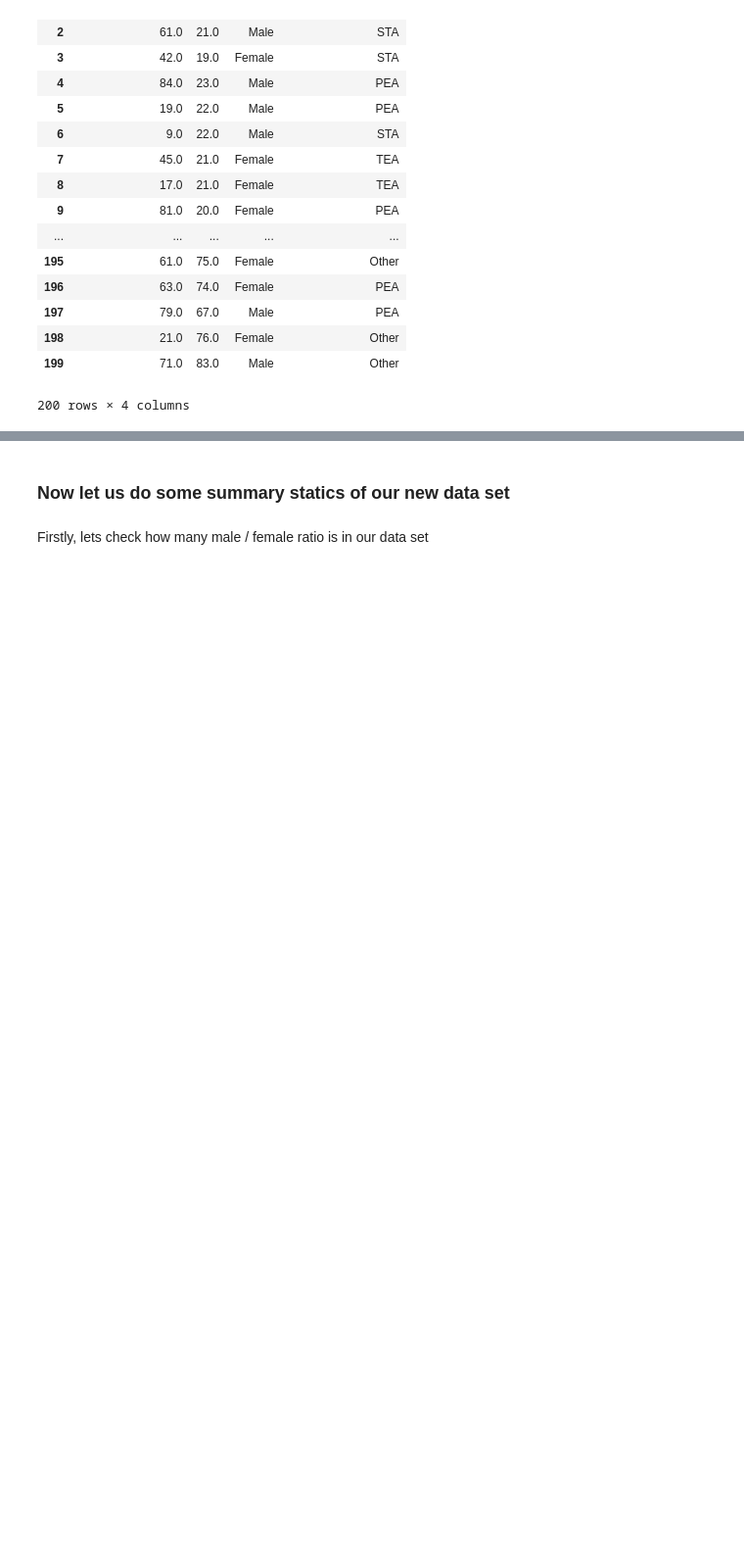
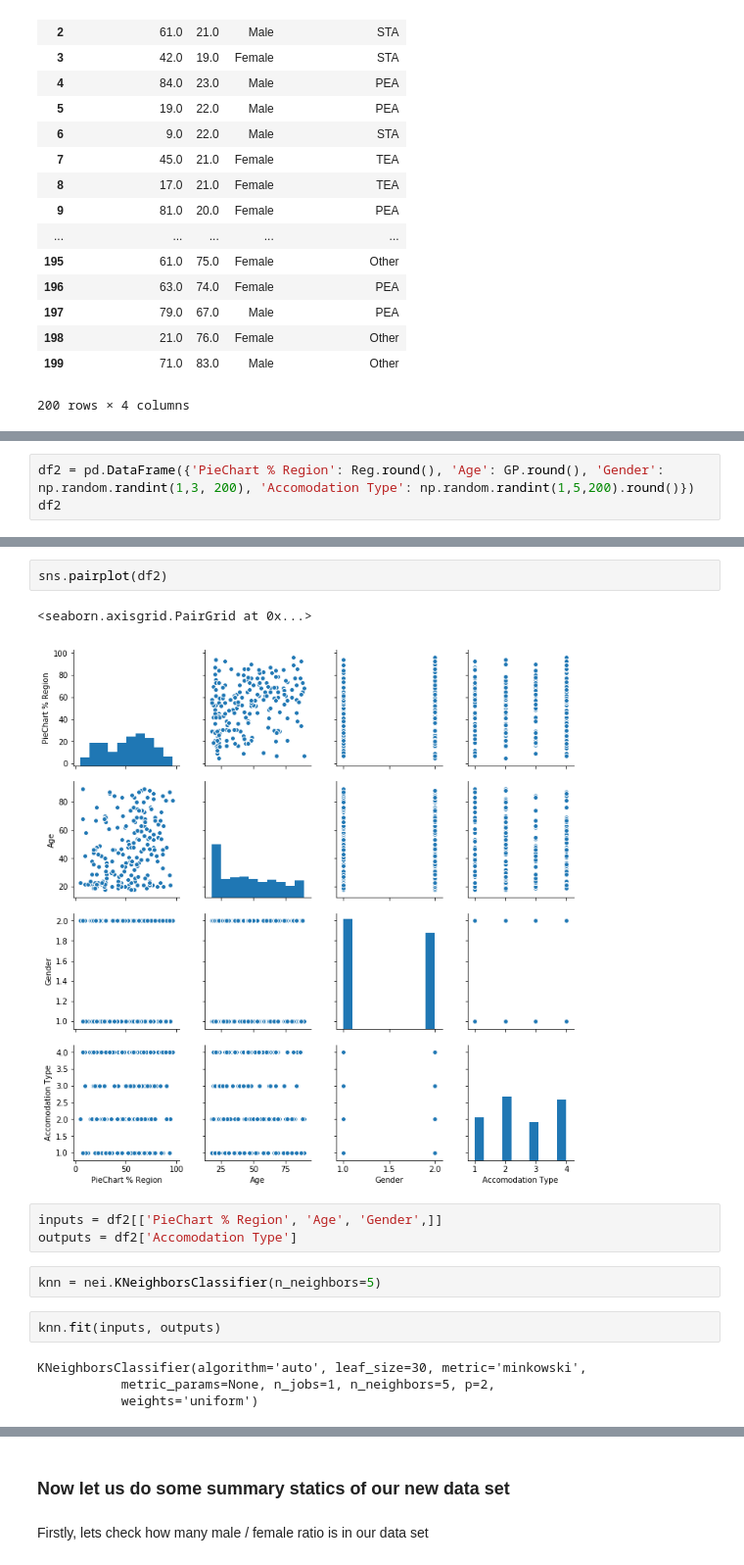
Before and after one commit to MarianneLawless/Programming-DA-Project, a Jupyter notebook: Programming for Data Analysis Project 2018.ipynb, the cells around one changed output, grey strips where cells are left out. Shown at 98% size. Saved outputs shown, nothing was run; the diff lists cells and outputs as text; blank space fills up the shorter version.

```diff
--- a/Programming for Data Analysis Project 2018.ipynb
+++ b/Programming for Data Analysis Project 2018.ipynb
@@ -514,0 +522,3 @@ df
+# %%
+df2 = pd.DataFrame({'PieChart % Region': Reg.round(), 'Age': GP.round(), 'Gender': np.random.randint(1,3, 200), 'Accomodation Type': np.random.randint(1,5,200).round()})
+df2
@@ -514,0 +544,16 @@ df
+# %%
+sns.pairplot(df2)
+# %% [output]
+<seaborn.axisgrid.PairGrid at 0x...>
+[figure, added]
+# %%
+inputs = df2[['PieChart % Region', 'Age', 'Gender',]]
+outputs = df2['Accomodation Type']
+# %%
+knn = nei.KNeighborsClassifier(n_neighbors=5)
+# %%
+knn.fit(inputs, outputs)
+# %% [output]
+KNeighborsClassifier(algorithm='auto', leaf_size=30, metric='minkowski',
+           metric_params=None, n_jobs=1, n_neighbors=5, p=2,
+           weights='uniform')
```
Also changed, not shown: parts of 24 cells of this notebook.
